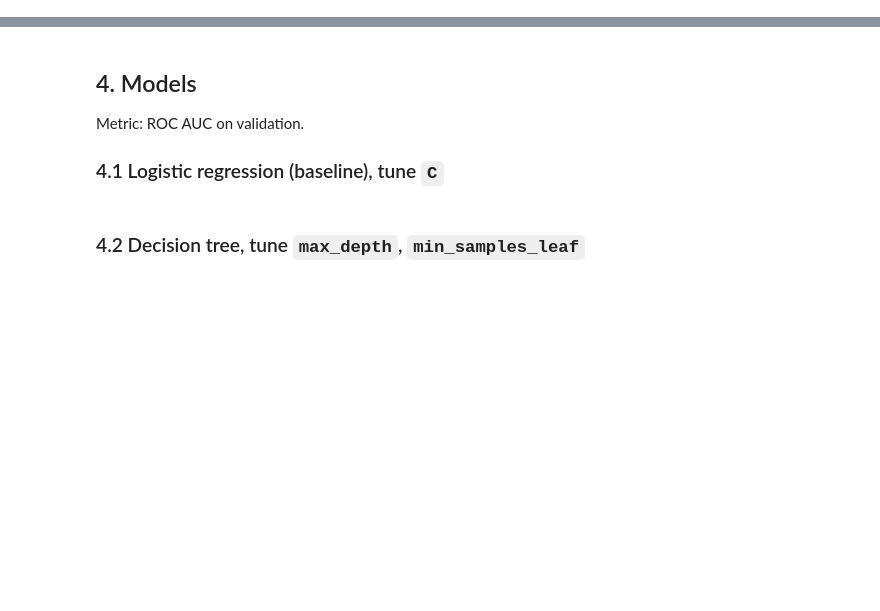
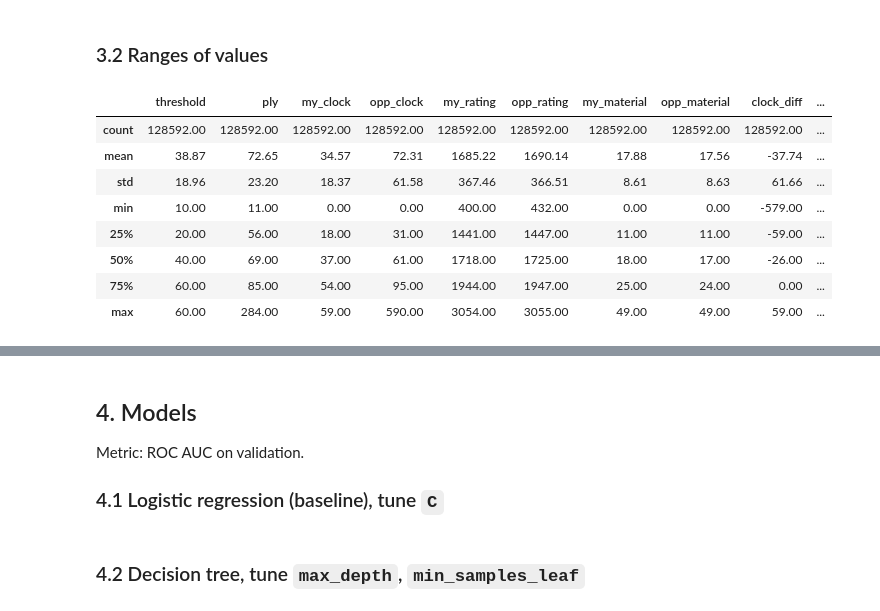
Before and after one commit to HighFlip/lichess-flag-prediction, a Jupyter notebook: notebook.ipynb, the cells around one changed output, grey strips where cells are left out. Drawn from its saved outputs; the diff is of its cells as text; code cells hidden in the pictures; blank space fills up the shorter version.

```diff
--- a/notebook.ipynb
+++ b/notebook.ipynb
@@ -66,0 +196,15 @@ dtype: object
+# %% [markdown]
+### 3.2 Ranges of values
+# %%
+# ranges of values
+df_full_train[num_cols].describe().round(2)
+# %% [output]
+|  | threshold | ply | my_clock | opp_clock | my_rating | opp_rating | my_material | opp_material | clock_diff | ... |
+| count | 128592.00 | 128592.00 | 128592.00 | 128592.00 | 128592.00 | 128592.00 | 128592.00 | 128592.00 | 128592.00 | ... |
+| mean | 38.87 | 72.65 | 34.57 | 72.31 | 1685.22 | 1690.14 | 17.88 | 17.56 | -37.74 | ... |
+| std | 18.96 | 23.20 | 18.37 | 61.58 | 367.46 | 366.51 | 8.61 | 8.63 | 61.66 | ... |
+| min | 10.00 | 11.00 | 0.00 | 0.00 | 400.00 | 432.00 | 0.00 | 0.00 | -579.00 | ... |
+| 25% | 20.00 | 56.00 | 18.00 | 31.00 | 1441.00 | 1447.00 | 11.00 | 11.00 | -59.00 | ... |
+| 50% | 40.00 | 69.00 | 37.00 | 61.00 | 1718.00 | 1725.00 | 18.00 | 17.00 | -26.00 | ... |
+| 75% | 60.00 | 85.00 | 54.00 | 95.00 | 1944.00 | 1947.00 | 25.00 | 24.00 | 0.00 | ... |
+| max | 60.00 | 284.00 | 59.00 | 590.00 | 3054.00 | 3055.00 | 49.00 | 49.00 | 59.00 | ... |
```
Also changed, not shown: parts of 49 cells of this notebook.
